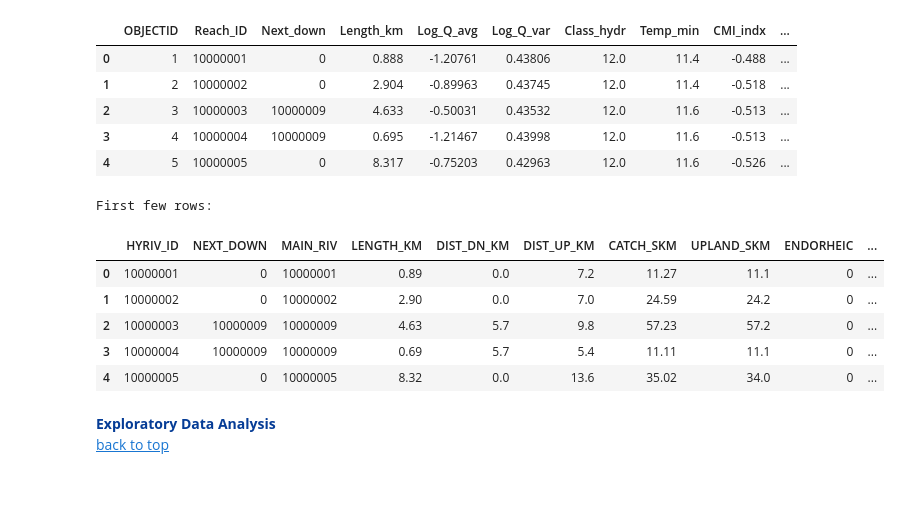
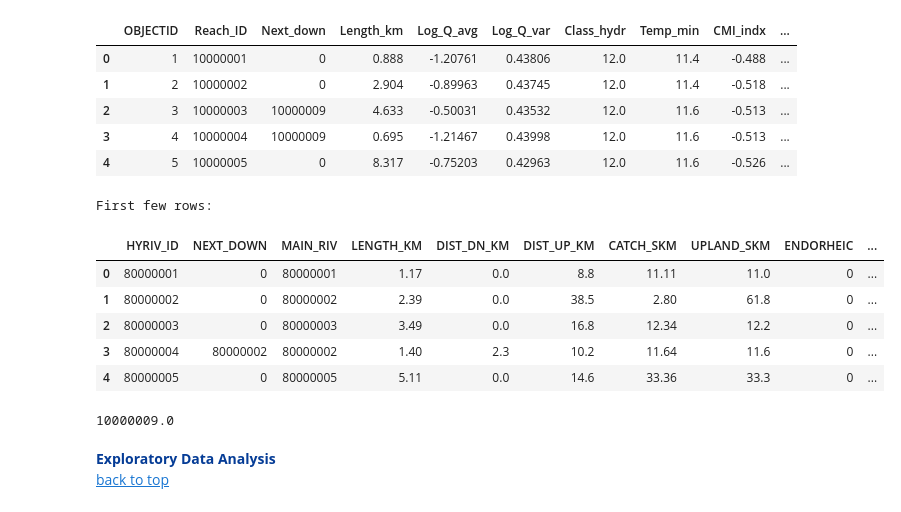
Before and after one commit to omar-kabeer/aquainsight-global-wastewater-treatment, a Jupyter notebook: notebooks/data-collection.ipynb, the cells around one changed output. Drawn from its saved outputs; the diff is of its cells as text; code cells hidden in the pictures.

```diff
--- a/notebooks/data-collection.ipynb
+++ b/notebooks/data-collection.ipynb
@@ -113,6 +113,17 @@ nac_atlas = pd.read_csv('../data/north-america-caribbean-atlas.csv')
 siberia_atlas = pd.read_csv('../data/siberia-atlas.csv')
 san_atlas = pd.read_csv('../data/south-america-north-atlas.csv')
 sas_atlas = pd.read_csv('../data/south-america-south-atlas.csv')
+# %%
+africa_atlas = africa_atlas[africa_atlas['HYRIV_ID'] < 80323237]
+aus_ocean_atlas = aus_ocean_atlas[aus_ocean_atlas['HYRIV_ID'] < 80323237]
+cse_asia_atlas = cse_asia_atlas[cse_asia_atlas['HYRIV_ID'] < 80323237]
+eme_atlas = eme_atlas[eme_atlas['HYRIV_ID'] < 80323237]
+greenland_atlas = greenland_atlas[greenland_atlas['HYRIV_ID'] < 80323237]
+naa_atlas = naa_atlas[naa_atlas['HYRIV_ID'] < 80323237]
+nac_atlas = nac_atlas[nac_atlas['HYRIV_ID'] < 80323237]
+siberia_atlas = siberia_atlas[siberia_atlas['HYRIV_ID'] < 80323237]
+san_atlas = san_atlas[san_atlas['HYRIV_ID'] < 80323237]
+sas_atlas = sas_atlas[sas_atlas['HYRIV_ID'] < 80323237]
 # %% [markdown]
 <font size="+0" color='green'><b> Data Overview</b></font>
 # %%
@@ -255,15 +257,19 @@ First few rows:
 # %%
 # Display the first few rows of the DataFrame
 print("First few rows:")
-africa_atlas.head()
+naa_atlas.head()
 # %% [output]
 First few rows:
 |  | HYRIV_ID | NEXT_DOWN | MAIN_RIV | LENGTH_KM | DIST_DN_KM | DIST_UP_KM | CATCH_SKM | UPLAND_SKM | ENDORHEIC | ... |
-| 0 | 10000001 | 0 | 10000001 | 0.89 | 0.0 | 7.2 | 11.27 | 11.1 | 0 | ... |
-| 1 | 10000002 | 0 | 10000002 | 2.90 | 0.0 | 7.0 | 24.59 | 24.2 | 0 | ... |
-| 2 | 10000003 | 10000009 | 10000009 | 4.63 | 5.7 | 9.8 | 57.23 | 57.2 | 0 | ... |
-| 3 | 10000004 | 10000009 | 10000009 | 0.69 | 5.7 | 5.4 | 11.11 | 11.1 | 0 | ... |
-| 4 | 10000005 | 0 | 10000005 | 8.32 | 0.0 | 13.6 | 35.02 | 34.0 | 0 | ... |
+| 0 | 80000001 | 0 | 80000001 | 1.17 | 0.0 | 8.8 | 11.11 | 11.0 | 0 | ... |
+| 1 | 80000002 | 0 | 80000002 | 2.39 | 0.0 | 38.5 | 2.80 | 61.8 | 0 | ... |
+| 2 | 80000003 | 0 | 80000003 | 3.49 | 0.0 | 16.8 | 12.34 | 12.2 | 0 | ... |
+| 3 | 80000004 | 80000002 | 80000002 | 1.40 | 2.3 | 10.2 | 11.64 | 11.6 | 0 | ... |
+| 4 | 80000005 | 0 | 80000005 | 5.11 | 0.0 | 14.6 | 33.36 | 33.3 | 0 | ... |
+# %%
+df['HYRIV_ID'].min()
+# %% [output]
+10000009.0
 # %% [markdown]
 <a id='exploratory-data-analysis'></a>
 <font size="+2" color='#053c96'><b> Exploratory Data Analysis</b></font>
```
Also changed, not shown: parts of 3 cells of this notebook.
